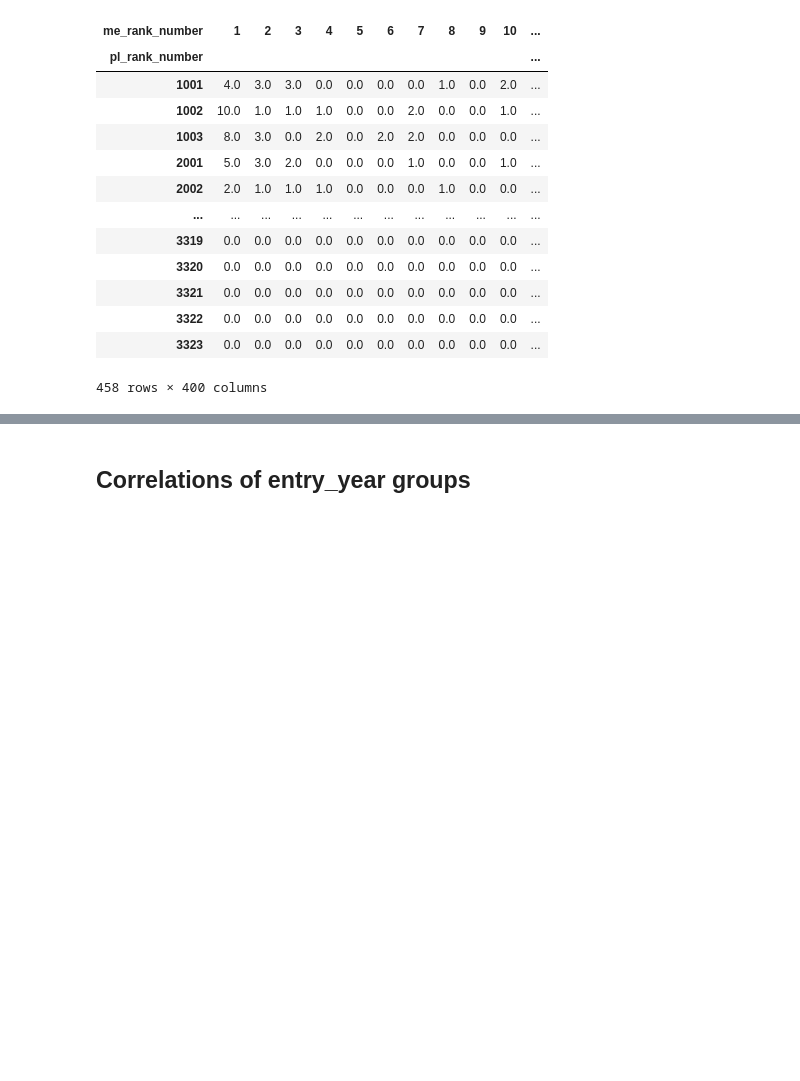
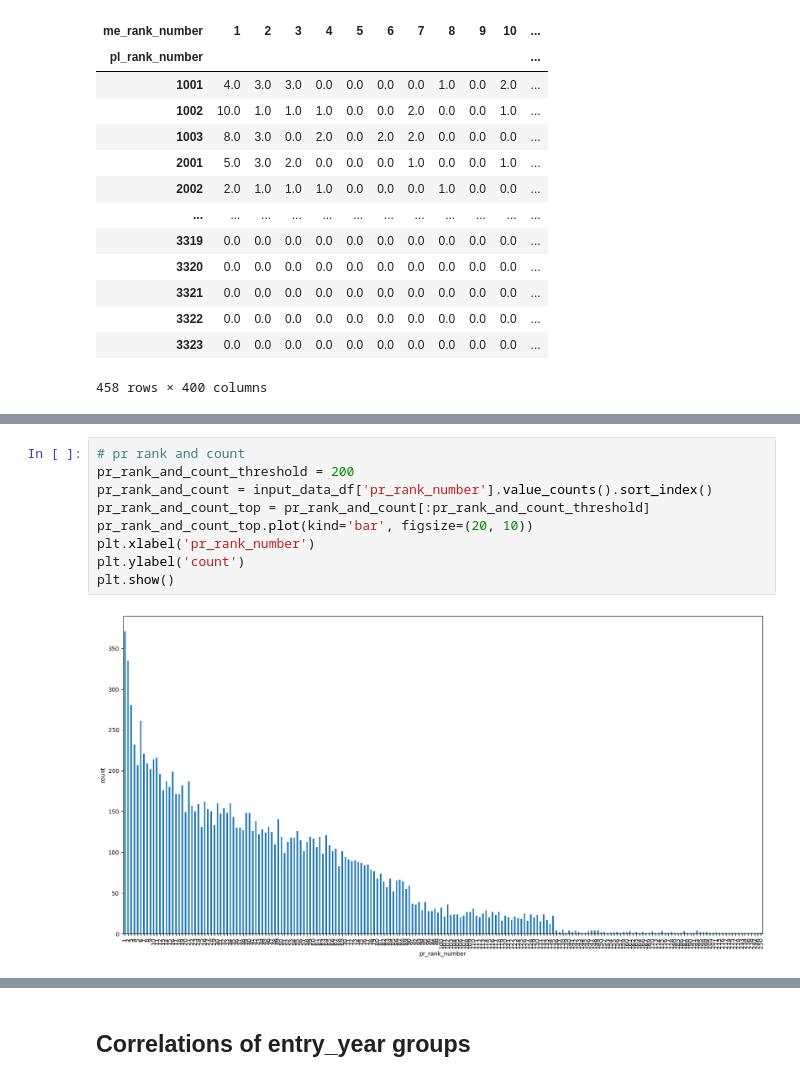
Before and after one commit to sudoghut/ming_provincial_metropolitan_palace_exam_rank_correlation, a Jupyter notebook: ming_provincial_metropolitan_palace_exam_rank_correlation.ipynb, the cells around one changed output, grey strips where cells are left out. Cells and saved outputs as stored; diff of their text form; blank space fills up the shorter version.

```diff
--- a/ming_provincial_metropolitan_palace_exam_rank_correlation.ipynb
+++ b/ming_provincial_metropolitan_palace_exam_rank_correlation.ipynb
@@ -493,0 +507,11 @@ heatmap_data_pl_pr
+# %%
+# pr rank and count
+pr_rank_and_count_threshold = 200
+pr_rank_and_count = input_data_df['pr_rank_number'].value_counts().sort_index()
+pr_rank_and_count_top = pr_rank_and_count[:pr_rank_and_count_threshold]
+pr_rank_and_count_top.plot(kind='bar', figsize=(20, 10))
+plt.xlabel('pr_rank_number')
+plt.ylabel('count')
+plt.show()
+# %% [output]
+[figure, added]
```
Also changed, not shown: parts of 3 cells of this notebook, 1 other file.
